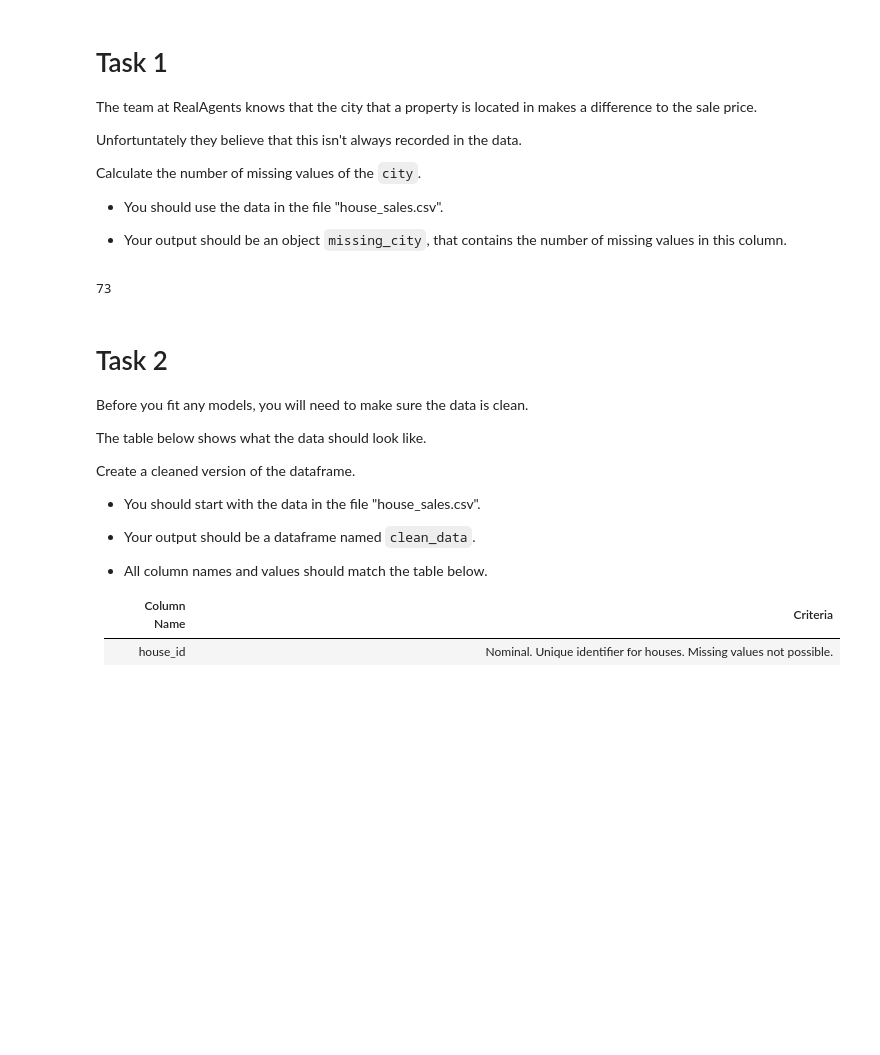
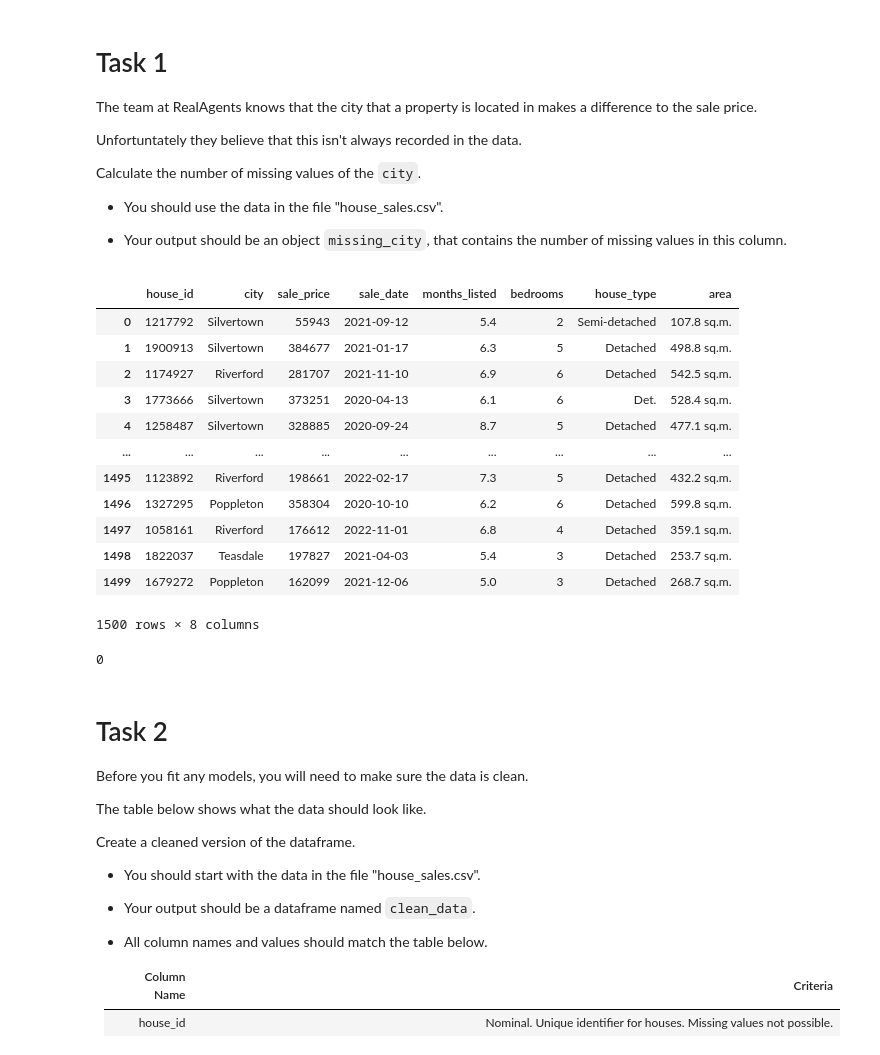
Before and after one commit to Shishir-129/DataScience_Projects, a Jupyter notebook: Project Data Scientist Associate Practical Exam , House Sales/notebook.ipynb, the cells around one changed output. Cells and saved outputs as stored; diff of their text form; code cells hidden in the pictures; blank space fills up the shorter version.

```diff
--- a/Project Data Scientist Associate Practical Exam , House Sales/notebook.ipynb
+++ b/Project Data Scientist Associate Practical Exam , House Sales/notebook.ipynb
@@ -43,14 +43,30 @@ Calculate the number of missing values of the `city`.
 # %%
 # Use this cell to write your code for Task 1
 import pandas as pd
 import numpy as np
 
 house_sales=pd.read_csv('house_sales.csv')
 
-missing_city = (house_sales['city'] == '--').sum()
-missing_city
+house_sales
 # %% [output]
+|  | house_id | city | sale_price | sale_date | months_listed | bedrooms | house_type | area |
+| 0 | 1217792 | Silvertown | 55943 | 2021-09-12 | 5.4 | 2 | Semi-detached | 107.8 sq.m. |
+| 1 | 1900913 | Silvertown | 384677 | 2021-01-17 | 6.3 | 5 | Detached | 498.8 sq.m. |
+| 2 | 1174927 | Riverford | 281707 | 2021-11-10 | 6.9 | 6 | Detached | 542.5 sq.m. |
+| 3 | 1773666 | Silvertown | 373251 | 2020-04-13 | 6.1 | 6 | Det. | 528.4 sq.m. |
+| 4 | 1258487 | Silvertown | 328885 | 2020-09-24 | 8.7 | 5 | Detached | 477.1 sq.m. |
+| ... | ... | ... | ... | ... | ... | ... | ... | ... |
+| 1495 | 1123892 | Riverford | 198661 | 2022-02-17 | 7.3 | 5 | Detached | 432.2 sq.m. |
+| 1496 | 1327295 | Poppleton | 358304 | 2020-10-10 | 6.2 | 6 | Detached | 599.8 sq.m. |
+| 1497 | 1058161 | Riverford | 176612 | 2022-11-01 | 6.8 | 4 | Detached | 359.1 sq.m. |
+| 1498 | 1822037 | Teasdale | 197827 | 2021-04-03 | 5.4 | 3 | Detached | 253.7 sq.m. |
+| 1499 | 1679272 | Poppleton | 162099 | 2021-12-06 | 5.0 | 3 | Detached | 268.7 sq.m. |
-73
+1500 rows × 8 columns
+# %%
+missing_city = (house_sales['city'] == '--').sum()
+missing_city
+# %% [output]
+0
 # %% [markdown]
 # Task 2
 
```
Also changed, not shown: parts of 6 cells of this notebook.
